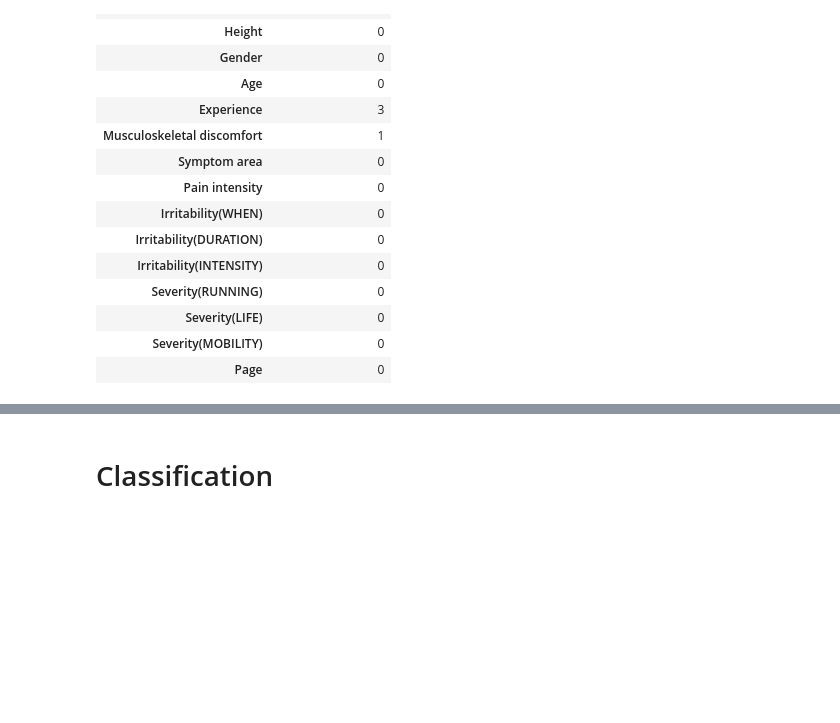
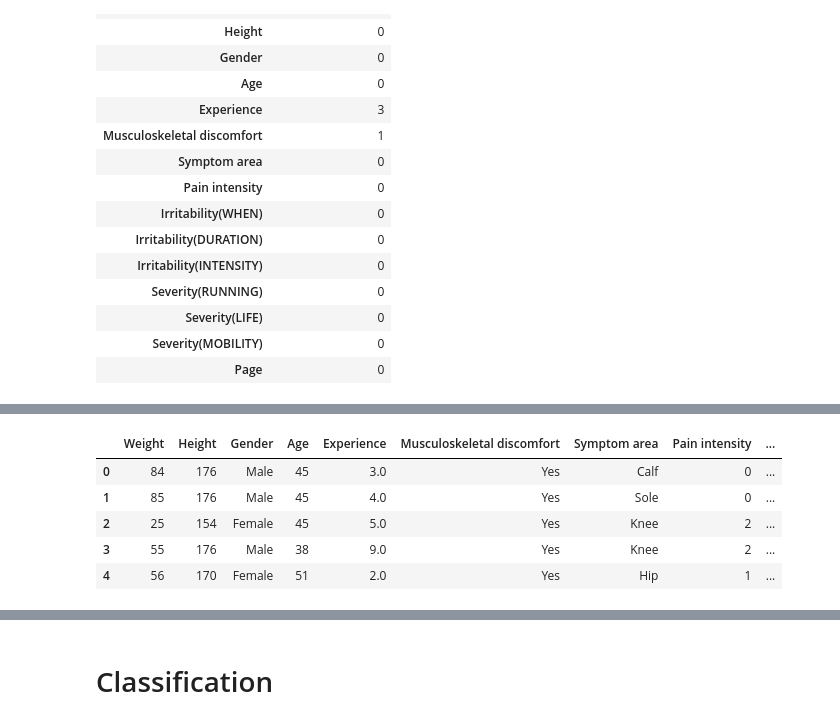
Before and after one commit to GeorgeM2000/Sports-Activity, a Jupyter notebook: Sports_Activity.ipynb, the cells around one changed output, grey strips where cells are left out. Cells and saved outputs as stored; diff of their text form; code cells hidden in the pictures; blank space fills up the shorter version.

```diff
--- a/Sports_Activity.ipynb
+++ b/Sports_Activity.ipynb
@@ -99,5 +172,7 @@ sport_data_classification = sport_data.copy()
 # %%
-pain_intensity = {'a': 0, 'b': 1, 'c': 2, 'd': 3}
-irritability_when ={'a': 0, 'b': 1, 'c':2}
-irritability_duration ={'a': 0, 'b': 1, 'c':2}
-irritability_when ={'a': 0, 'b': 1, 'c':2}
+pain                   = {'a': 0, 'b': 1, 'c': 2, 'd': 3}
+irritability           = {'a': 0, 'b': 1, 'c':2}
+severity               = {
+                          'RUNNING': {'a': 0, 'b': 1, 'c': 2},
+                          'LIFE_MOBILITY': {'a': 0, 'b': 1}
+                        }
@@ -105,0 +179,32 @@ sport_data_classification['Pain Intensity'] = [pain_intensity[sport_data_classif
+# %%
+# Pain Intensity
+sport_data['Pain intensity'] = [pain[sport_data['Pain intensity'][row]] for row in range(sport_data.shape[0])]
+
+# Irritability(WHEN, DURATION, INTENSITY)
+sport_data['Irritability(WHEN)'] = [irritability[sport_data['Irritability(WHEN)'][row]] for row in range(sport_data.shape[0])]
+sport_data['Irritability(DURATION)'] = [irritability[sport_data['Irritability(DURATION)'][row]] for row in range(sport_data.shape[0])]
+sport_data['Irritability(INTENSITY)'] = [irritability[sport_data['Irritability(INTENSITY)'][row]] for row in range(sport_data.shape[0])]
+
+# Severity(RUNNING)
+sport_data['Severity(RUNNING)'] = [severity['RUNNING'][sport_data['Severity(RUNNING)'][row]] for row in range(sport_data.shape[0])]
+
+# Severity(LIFE, MOBILITY)
+sport_data['Severity(LIFE)'] = [severity['LIFE_MOBILITY'][sport_data['Severity(LIFE)'][row]] for row in range(sport_data.shape[0])]
+sport_data['Severity(MOBILITY)'] = [severity['LIFE_MOBILITY'][sport_data['Severity(MOBILITY)'][row]] for row in range(sport_data.shape[0])]
+# %%
+sport_data['Pain intensity']          = sport_data['Pain intensity'].astype('int64')
+sport_data['Irritability(WHEN)']      = sport_data['Irritability(WHEN)'].astype('int64')
+sport_data['Irritability(DURATION)']  = sport_data['Irritability(DURATION)'].astype('int64')
+sport_data['Irritability(INTENSITY)'] = sport_data['Irritability(INTENSITY)'].astype('int64')
+sport_data['Severity(RUNNING)']       = sport_data['Severity(RUNNING)'].astype('int64')
+sport_data['Severity(LIFE)']          = sport_data['Severity(LIFE)'].astype('int64')
+sport_data['Severity(MOBILITY)']      = sport_data['Severity(MOBILITY)'].astype('int64')
+# %%
+sport_data.head()
+# %% [output]
+|  | Weight | Height | Gender | Age | Experience | Musculoskeletal discomfort | Symptom area | Pain intensity | ... |
+| 0 | 84 | 176 | Male | 45 | 3.0 | Yes | Calf | 0 | ... |
+| 1 | 85 | 176 | Male | 45 | 4.0 | Yes | Sole | 0 | ... |
+| 2 | 25 | 154 | Female | 45 | 5.0 | Yes | Knee | 2 | ... |
+| 3 | 55 | 176 | Male | 38 | 9.0 | Yes | Knee | 2 | ... |
+| 4 | 56 | 170 | Female | 51 | 2.0 | Yes | Hip | 1 | ... |
```
Also changed, not shown: parts of 18 cells of this notebook.
